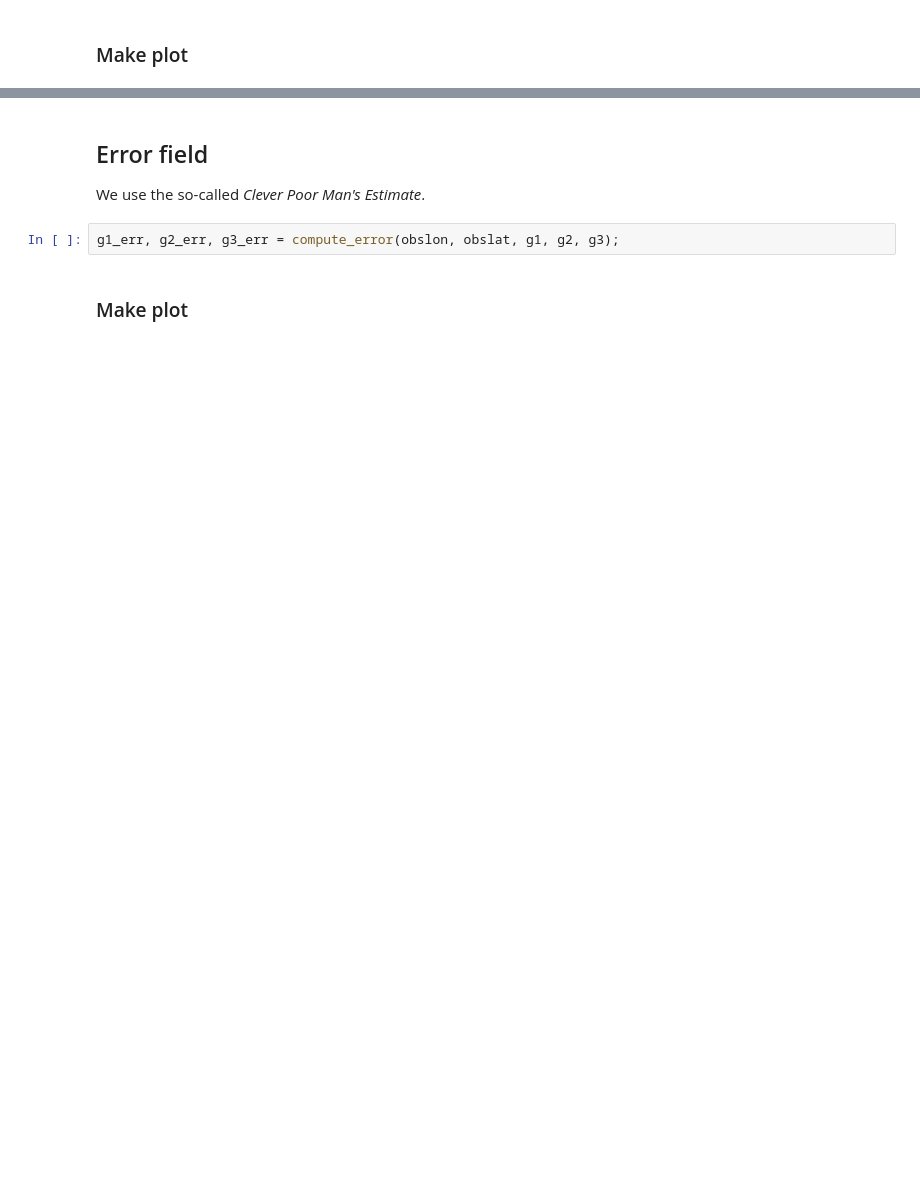
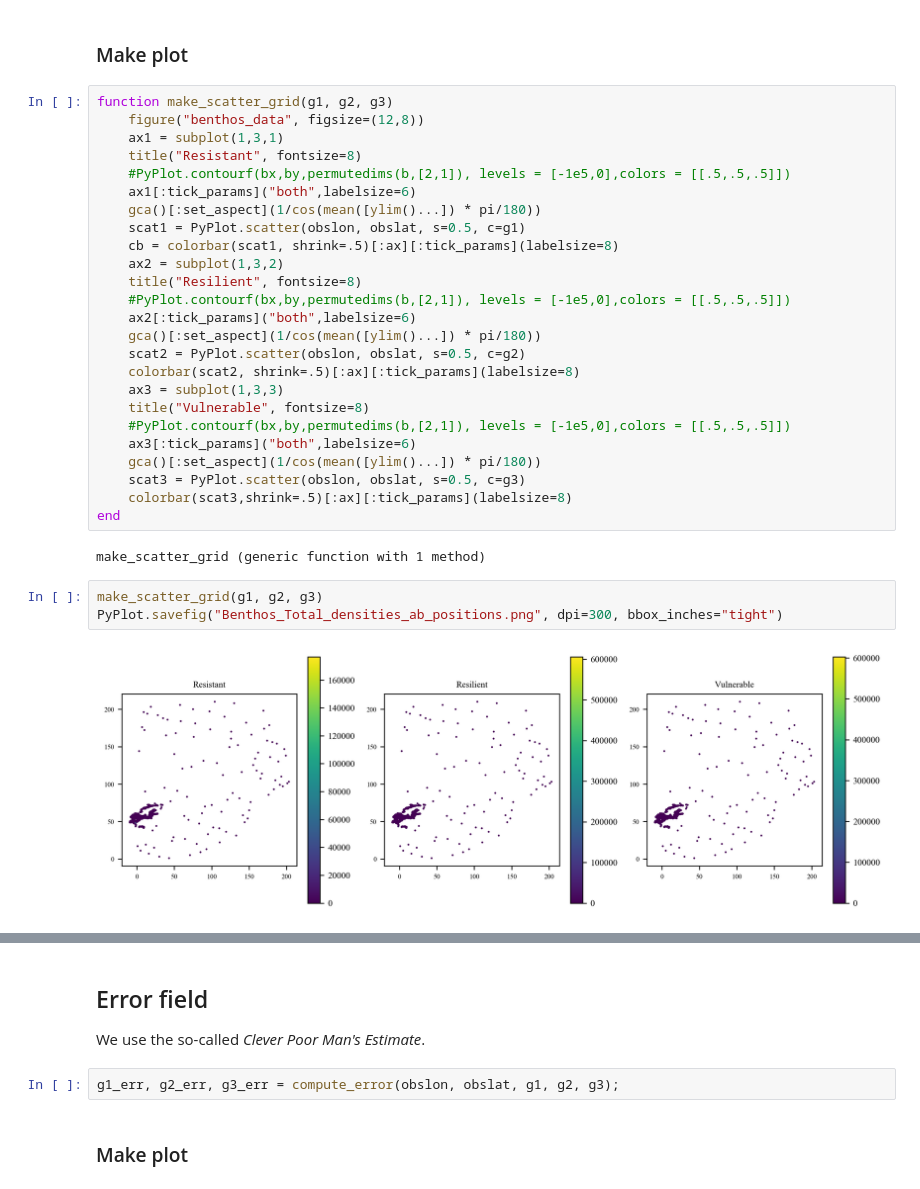
Before and after one commit to gher-uliege/DIVAndNN.jl, a Jupyter notebook: notebooks/make_benthos_products.ipynb, the cells around one changed output, grey strips where cells are left out. Drawn from its saved outputs; the diff is of its cells as text; blank space fills up the shorter version.

Commit message:
new plots

```diff
--- a/notebooks/make_benthos_products.ipynb
+++ b/notebooks/make_benthos_products.ipynb
@@ -91,2 +91,34 @@ fi1rel, fi2rel, fi3rel, totalfield = make_analysis(obslon, obslat, g1, g2, g3);
 # %% [markdown]
 ### Make plot
+# %%
+function make_scatter_grid(g1, g2, g3)
+    figure("benthos_data", figsize=(12,8))
+    ax1 = subplot(1,3,1)
+    title("Resistant", fontsize=8)
+    #PyPlot.contourf(bx,by,permutedims(b,[2,1]), levels = [-1e5,0],colors = [[.5,.5,.5]])
+    ax1[:tick_params]("both",labelsize=6)
+    gca()[:set_aspect](1/cos(mean([ylim()...]) * pi/180))
+    scat1 = PyPlot.scatter(obslon, obslat, s=0.5, c=g1)
+    cb = colorbar(scat1, shrink=.5)[:ax][:tick_params](labelsize=8)
+    ax2 = subplot(1,3,2)
+    title("Resilient", fontsize=8)
+    #PyPlot.contourf(bx,by,permutedims(b,[2,1]), levels = [-1e5,0],colors = [[.5,.5,.5]])
+    ax2[:tick_params]("both",labelsize=6)
+    gca()[:set_aspect](1/cos(mean([ylim()...]) * pi/180))
+    scat2 = PyPlot.scatter(obslon, obslat, s=0.5, c=g2)
+    colorbar(scat2, shrink=.5)[:ax][:tick_params](labelsize=8)
+    ax3 = subplot(1,3,3)
+    title("Vulnerable", fontsize=8)
+    #PyPlot.contourf(bx,by,permutedims(b,[2,1]), levels = [-1e5,0],colors = [[.5,.5,.5]])
+    ax3[:tick_params]("both",labelsize=6)
+    gca()[:set_aspect](1/cos(mean([ylim()...]) * pi/180))
+    scat3 = PyPlot.scatter(obslon, obslat, s=0.5, c=g3)
+    colorbar(scat3,shrink=.5)[:ax][:tick_params](labelsize=8)
+end
+# %% [output]
+make_scatter_grid (generic function with 1 method)
+# %%
+make_scatter_grid(g1, g2, g3)
+PyPlot.savefig("Benthos_Total_densities_ab_positions.png", dpi=300, bbox_inches="tight")
+# %% [output]
+[figure, added]
```
Also changed, not shown: parts of 19 cells of this notebook.
